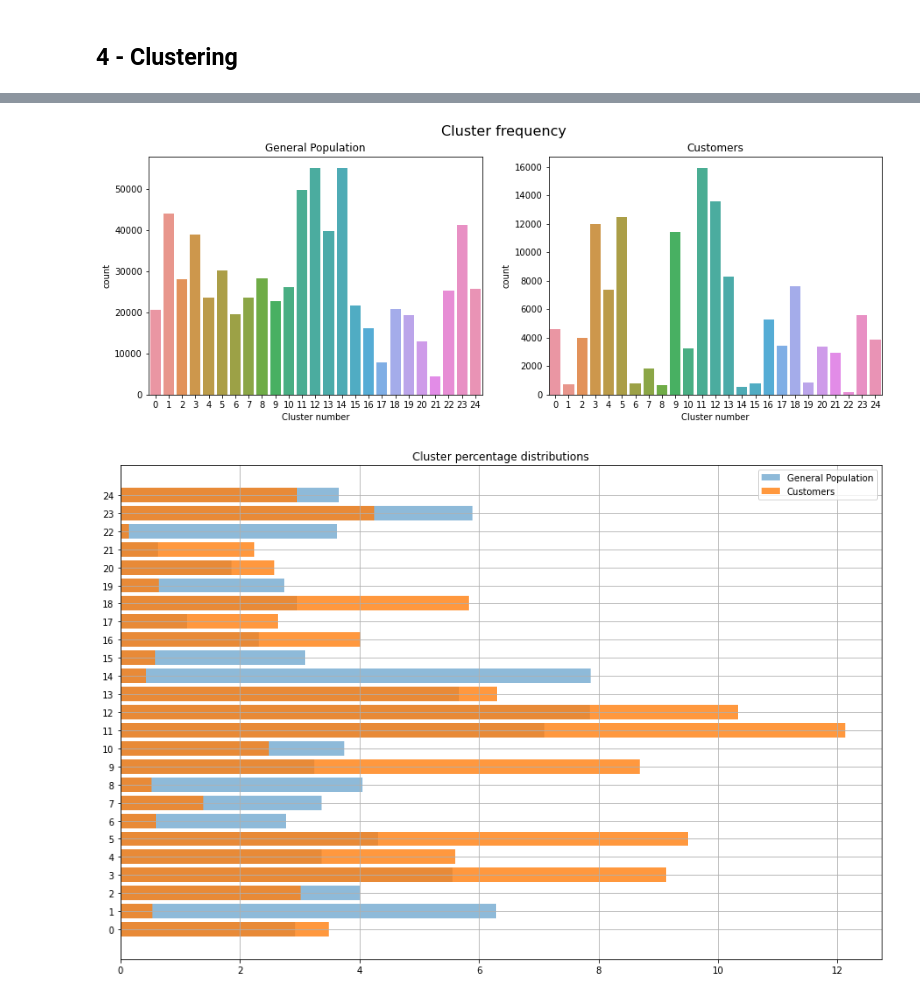
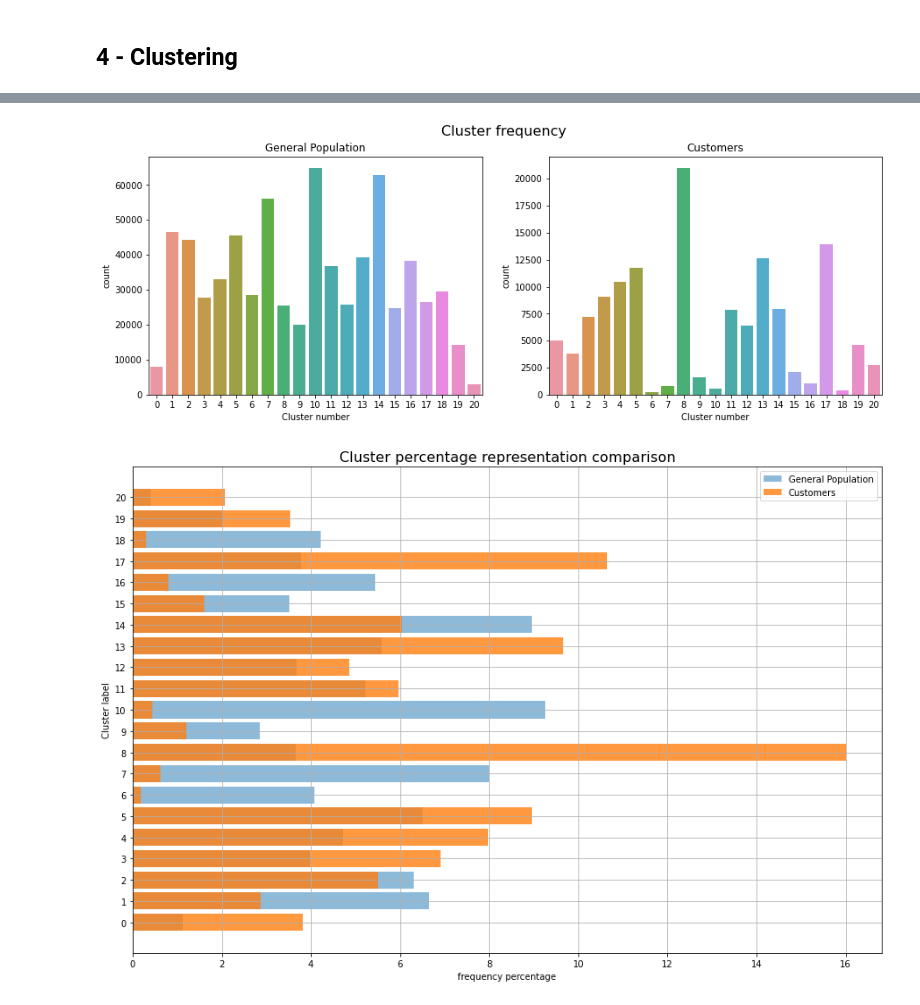
Before and after one commit to omarkhater/identify-customer-segments, a Jupyter notebook: Identify_Customer_Segments_ML.ipynb, the cells around one changed output, grey strips where cells are left out. Drawn from its saved outputs; the diff is of its cells as text; code cells hidden in the pictures.

```diff
--- a/Identify_Customer_Segments_ML.ipynb
+++ b/Identify_Customer_Segments_ML.ipynb
@@ -47,4 +40,9 @@ azdias_cleaned.head()
 # %%
+original_azdias = pd.read_csv('Udacity_AZDIAS_Subset.csv', delimiter = ';')
+
+# Load in the feature summary file.
 original_feat_info = pd.read_csv('AZDIAS_Feature_Summary.csv', delimiter = ';')
 original_feat_info.index = original_feat_info.attribute
 original_feat_info.drop('attribute', axis = 1, inplace = True)
+azdias_cleaned, OH_Columns = clean_data(original_azdias, original_feat_info.copy())
+azdias_cleaned.head()
@@ -166,9 +199,10 @@ A summary of the upcoming procedure is given below
 - Performing the above two steps for a number of different cluster counts so, we can then see how the average distance decreases with an increasing number of clusters. However, each additional cluster provides a smaller net benefit. Using this fact, we select a final number of clusters in which to group the data.
 - Having selected a final number of clusters to use, we re-fit a KMeans instance to perform the clustering operation.
 # %%
-centers_1 = np.arange(20,30)
+centers_1 = np.arange(10,30,3)
 scores_1 = []
 for k in centers_1:
+    print('k = {}...'.format(k))
     model = KMeans(n_clusters = k)
     model.fit(X_pca)
     scores_1.append(np.abs(model.score(X_pca)))
@@ -183,5 +227,5 @@ plt.title('SSE vs. K');
 # %%
 # Re-fit the k-means model with the selected number of clusters and obtain
 # cluster predictions for the general population demographics data.
-k_best = 25
+k_best = 21
 labels,Kmeans_obj = fit_kmeans(X_pca, k_best) #fit kmeans to get the labels
@@ -212,7 +250,7 @@ customers = pd.read_csv('Udacity_CUSTOMERS_Subset.csv', delimiter = ';')
 # Apply preprocessing, feature transformation, and clustering from the general
 # demographics onto the customer data, obtaining cluster predictions for the
 # customer demographics data.
-customers_cleaned = clean_data(customers,original_feat_info)
+customers_cleaned, _ = clean_data(customers,original_feat_info.copy())
 # %% [output]
 Data cleansing pipeline...
         1-Replacing missing values per column with Nan...
@@ -258,16 +294,16 @@ sns.countplot(ax = ax[0], x = labels);
 sns.countplot(ax = ax[1], x = customers_labels);
 fig.suptitle('Cluster frequency', size = 16);
 # %% [output]
-[figure, old version]
+[figure, new version]
 # %%
 fig2,ax2 = plt.subplots(1,1, figsize = (15,10))
 ax2.barh(np.arange(general_labels_per.shape[0]), general_labels_per, alpha = .5, label = 'General Population')
 ax2.barh(np.arange(customers_labels_per.shape[0]), customers_labels_per, alpha = .8, label = 'Customers',
         tick_label = np.arange(general_labels_per.shape[0]))
 ax2.legend();
-ax2.set_title('Cluster percentage distributions');
+ax2.set_title('Cluster percentage representation comparison', size = 16);
 ax2.grid()
-#for i, v in enumerate(general_labels_per):
-#    ax2.text(v + 3, i + .25, str(v), color='blue', fontweight='bold')
+ax2.set_xlabel('frequency percentage');
+ax2.set_ylabel('Cluster label');
 # %% [output]
-[figure, old version]
+[figure, new version]
```
Also changed, not shown: parts of 39 cells of this notebook, 2 other files.
